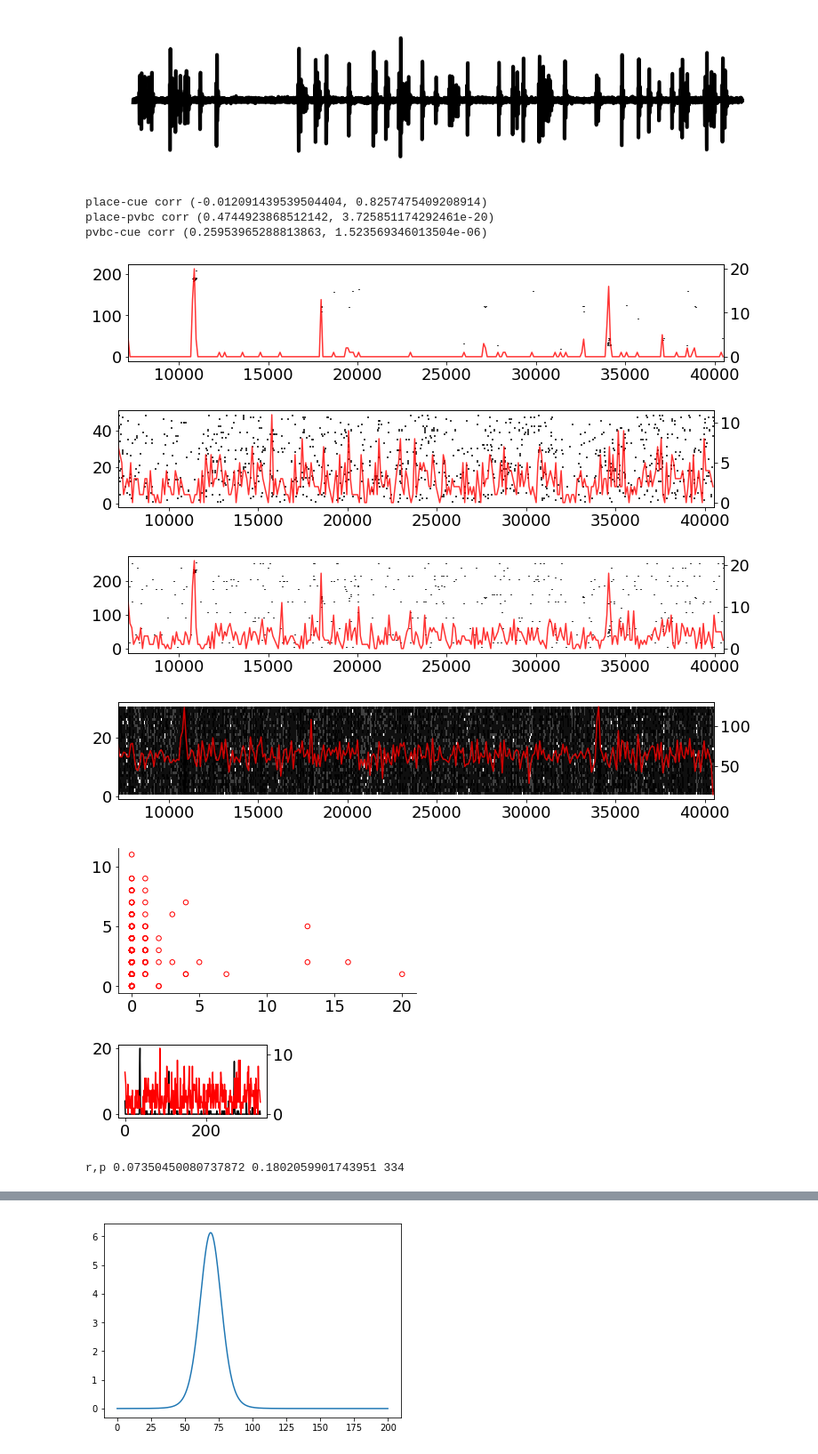
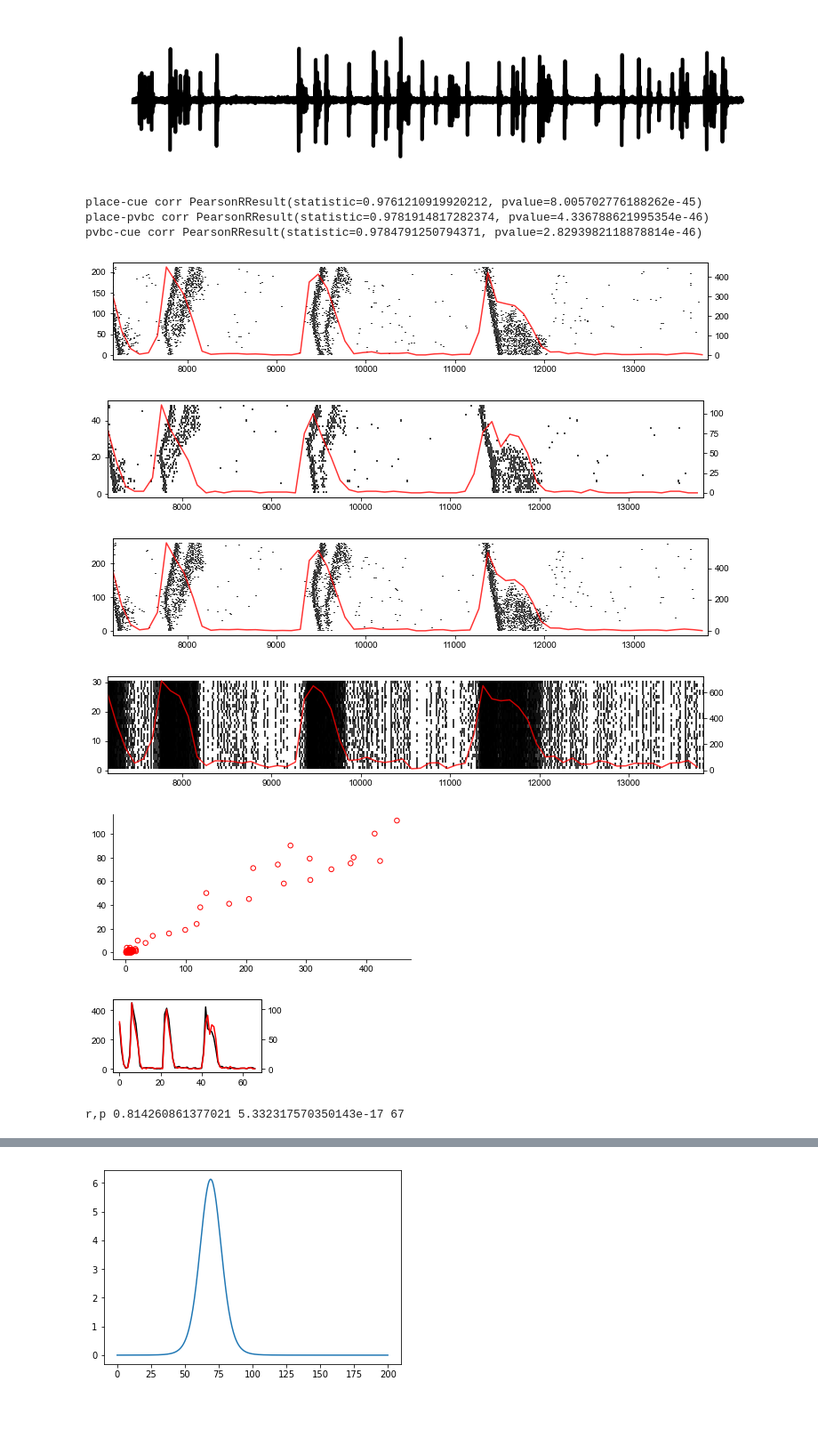
Before and after one commit to soltesz-lab/ca3_biophysical, a Jupyter notebook: notebooks/ripple_analysis.ipynb, the cells around one changed output, grey strips where cells are left out. Shown at 89% size. Saved outputs shown, nothing was run; the diff lists cells and outputs as text; code cells hidden in the pictures; blank space fills up the shorter version.

Commit message:
updated ripple analysis notebook

```diff
--- a/notebooks/ripple_analysis.ipynb
+++ b/notebooks/ripple_analysis.ipynb
@@ -391,22 +508,33 @@ for axis in ['top','right']:
     ax.spines[axis].set_linewidth(0.0)
 # %% [output]
 [figure]
+# %%
+exc_v_vecs = { int(k): v for k,v in np.load("../data/v_vecs_1001-ripple-nlaps-3.npz").items() }
+dt = 0.025
+t_end = exc_v_vecs[0].shape[0] * dt
+t_vec = np.arange(0., t_end, dt)
 # %%
 from analysis_utils import butter_bandpass_filter
 from scipy.signal import welch, spectrogram
 from copy import deepcopy
 
 
-t_vec = np.asarray(t_vec)
-s = np.where(t_vec > 9015+500)[0][0]
-e = np.where(t_vec < 9175+500)[0][-1]
+s = np.where(t_vec > 12015+500)[0][0]
+e = np.where(t_vec < 12375+500)[0][-1]
 
+#s = np.where(t_vec > 500)[0][0]
+#e = np.where(t_vec < 15000+500)[0][-1]
+
+place_gids = list(sorted(diagram.place_information[0]['place']))
+
+place_exc_v_vecs_array = np.vstack([exc_v_vecs[gid][s:e] for gid in place_gids[50:]]).T
 
 fig = plt.figure(dpi=300,figsize=(8,4))
 ax  = fig.gca()
-plt.plot(np.divide(t_vec[s:e], 1000.), np.asarray(exc_v_vecs).T[s:e, diagram.place_information[0]['place']],
+plt.plot(np.divide(t_vec[s:e], 1000.),
+         place_exc_v_vecs_array,
          color=(49/255.,126/255.,194/255.), alpha=0.7)
-plt.ylim([-65, 45])
+plt.ylim([-70, 50])
 for axis in ['top','right', 'bottom']:
     ax.spines[axis].set_linewidth(0.0)
 ax.set_xticks([])
@@ -415,11 +543,14 @@ ax.set_xticks([])
 cue_lst = deepcopy(diagram.place_information[0]['not place'])
 cue_lst.pop(43)
 
+cue_exc_v_vecs_array = np.vstack([exc_v_vecs[gid][s:e] for gid in cue_lst]).T
+
 fig = plt.figure(dpi=300,figsize=(8,4))
 ax  = fig.gca()
-plt.plot(np.divide(t_vec[s:e], 1000.), np.asarray(exc_v_vecs).T[s:e, cue_lst],
+plt.plot(np.divide(t_vec[s:e], 1000.),
+         np.vstack([exc_v_vecs[gid][s:e] for gid in cue_lst]).T,
          color=(231/255.,135/255.,43/255.), alpha=0.7)
-plt.ylim([-65, 45])
+plt.ylim([-70, 50])
 for axis in ['top','right', 'bottom']:
     ax.spines[axis].set_linewidth(0.0)
 ax.set_xticks([])
@@ -502,8 +633,8 @@ plt.axis('off')
 (-499.85, 10496.85, -0.05956965174547215, 0.0651948383287005)
 [figure]
 # %%
-def plot_spikes(c, population_id, title, start, finish, gids=None, color='k'):
-    spike_times = c.get_cell_spikes(population_id)
+def plot_spikes(spike_times, title, start, finish, gids=None, color='k'):
+
     if gids is not None:
         temp_spike_times = []
         for i in range(len(spike_times)):
@@ -541,54 +672,54 @@ def plot_spikes(c, population_id, title, start, finish, gids=None, color='k'):
     return nspikes
 
 start  = time_for_single_lap * 1 + 500
-finish = time_for_single_lap * 6.+ 500
+finish = time_for_single_lap * 2.+ 500
 
-nspikes_place = plot_spikes(circuit, 0, 'PYR place', start, finish, diagram.place_information[0]['place'])
-nspikes_cue   = plot_spikes(circuit, 0, 'PYR cue', start, finish, diagram.place_information[0]['not place'])
-nspikes_total = plot_spikes(circuit, 0, 'PYR all', start, finish, np.arange(130*2))
+nspikes_place = plot_spikes(cell_spike_times, 'PYR place', start, finish, diagram.place_information[0]['place'])
+nspikes_cue   = plot_spikes(cell_spike_times, 'PYR cue', start, finish, diagram.place_information[0]['not place'])
+nspikes_total = plot_spikes(cell_spike_times, 'PYR all', start, finish, np.arange(130*2))
 
 
-nspikes_pvbc  = plot_spikes(circuit, 1, 'PVBC', start, finish)
+nspikes_pvbc  = plot_spikes(cell_spike_times, 'PVBC', start, finish, gids=list(range(260,290)))
 # plot_spikes(c, 2, 'AAC', start, finish)
 # plot_spikes(c, 3, 'BiS', start, finish)
 # plot_spikes(c, 4, 'OLM', start, finish)
 # plot_spikes(c, 5, 'ISCCR', start, finish)
 #plot_spikes(6, 'ISCCK', start, finish)
 from scipy.stats import pearsonr, spearmanr
 print('place-cue corr', pearsonr(nspikes_place, nspikes_cue))
 print('place-pvbc corr', pearsonr(nspikes_place, nspikes_pvbc))
 print('pvbc-cue corr', pearsonr(nspikes_pvbc, nspikes_cue))
 
 #(6,3)
 fig = plt.figure(figsize=(6,3))
 ax  = fig.gca()
 plt.scatter(nspikes_place, nspikes_cue, facecolor='none', edgecolor='red',s=30)
 # plt.xlabel('number place cells spikes')
 # plt.ylabel('number cue cells spikes')
 for axis in ['top','right']:
     ax.spines[axis].set_linewidth(0.0)
 plt.show()
 
 fig, ax = plt.subplots(figsize=(3,1.5))
 ax.plot(nspikes_place, color='k')
 ax2 = ax.twinx()
 ax2.plot(nspikes_cue, color='r')
 plt.show()
 
 from scipy.stats import pearsonr, spearmanr
 r, p = spearmanr(nspikes_place, nspikes_cue)
 print('r,p', r, p, len(nspikes_place))
 # %% [output]
-place-cue corr (-0.012091439539504404, 0.8257475409208914)
-place-pvbc corr (0.4744923868512142, 3.725851174292461e-20)
-pvbc-cue corr (0.25953965288813863, 1.523569346013504e-06)
+place-cue corr PearsonRResult(statistic=0.9761210919920212, pvalue=8.005702776188262e-45)
+place-pvbc corr PearsonRResult(statistic=0.9781914817282374, pvalue=4.336788621995354e-46)
+pvbc-cue corr PearsonRResult(statistic=0.9784791250794371, pvalue=2.8293982118878814e-46)
-[figure, old version]
+[figure, new version]
-[figure, old version]
+[figure, new version]
-[figure, old version]
+[figure, new version]
-[figure, old version]
+[figure, new version]
-[figure, old version]
+[figure, new version]
-[figure, old version]
+[figure, new version]
-r,p 0.07350450080737872 0.1802059901743951 334
+r,p 0.814260861377021 5.332317570350143e-17 67
 # %%
 import seaborn as sns
 import pandas as pd
```
Also changed, not shown: parts of 23 cells of this notebook.
